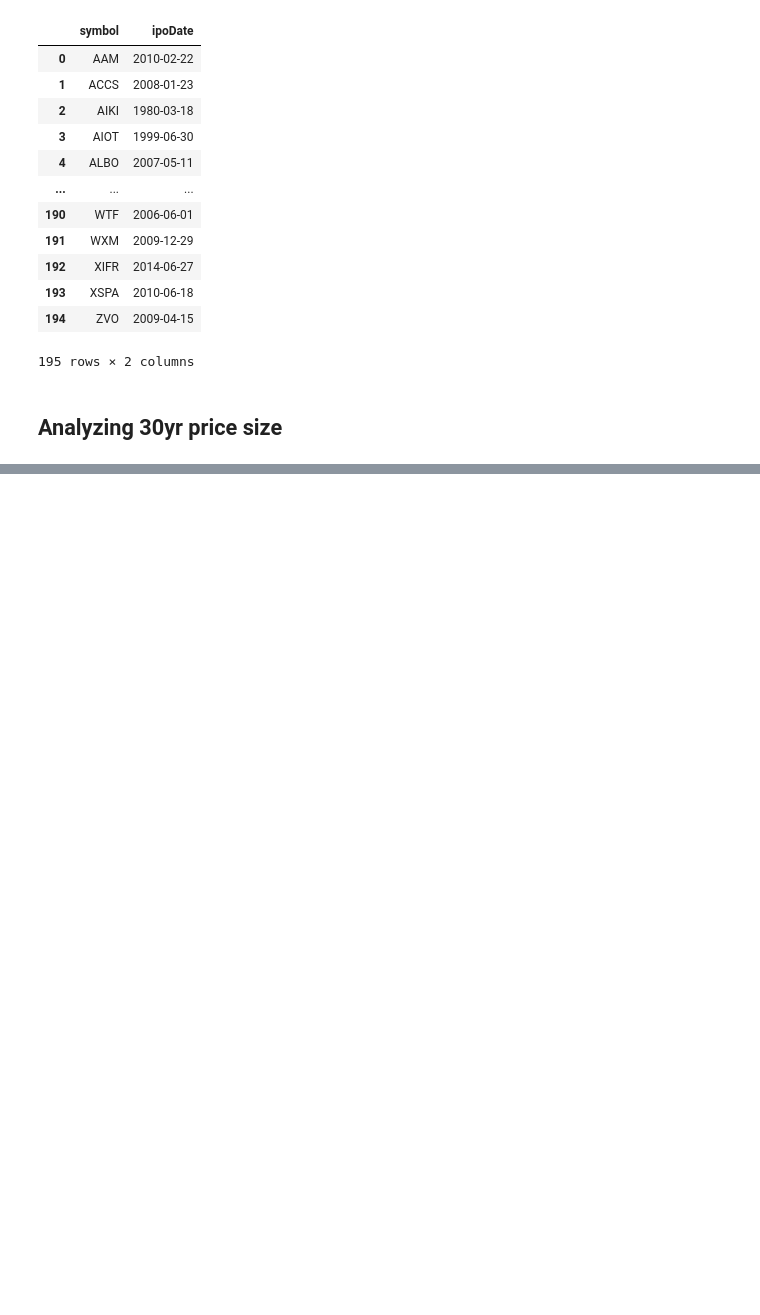
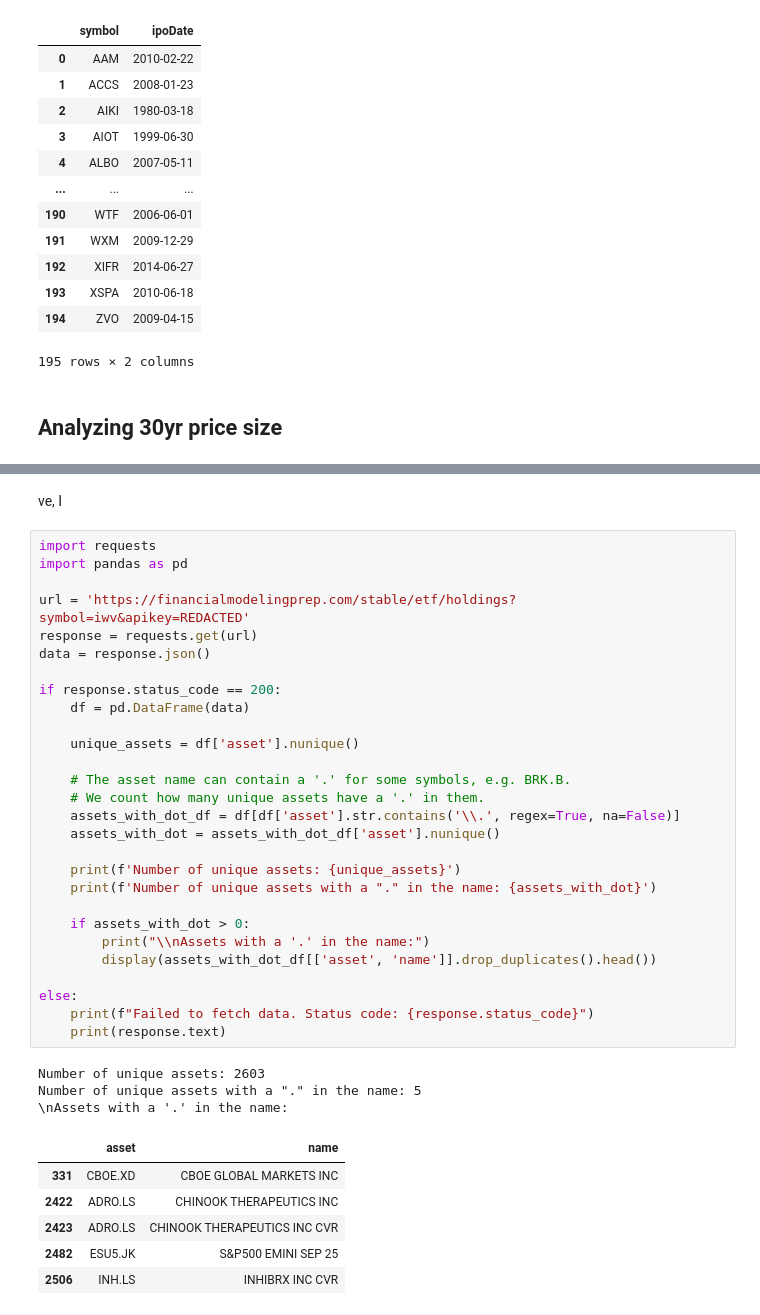
Before and after one commit to sfaizi24/FinancialModelingPrep-Dataset, a Jupyter notebook: Analysis/Data Analysis.ipynb, the cells around one changed output, grey strips where cells are left out. Cells and saved outputs as stored; diff of their text form; blank space fills up the shorter version.

```diff
--- a/Analysis/Data Analysis.ipynb
+++ b/Analysis/Data Analysis.ipynb
@@ -242,0 +243,40 @@ df
+# %% [markdown]
+ve, I
+# %%
+import requests
+import pandas as pd
+
+url = 'https://financialmodelingprep.com/stable/etf/holdings?symbol=iwv&apikey=REDACTED'
+response = requests.get(url)
+data = response.json()
+
+if response.status_code == 200:
+    df = pd.DataFrame(data)
+
+    unique_assets = df['asset'].nunique()
+
+    # The asset name can contain a '.' for some symbols, e.g. BRK.B.
+    # We count how many unique assets have a '.' in them.
+    assets_with_dot_df = df[df['asset'].str.contains('\\.', regex=True, na=False)]
+    assets_with_dot = assets_with_dot_df['asset'].nunique()
+
+    print(f'Number of unique assets: {unique_assets}')
+    print(f'Number of unique assets with a "." in the name: {assets_with_dot}')
+
+    if assets_with_dot > 0:
+        print("\\nAssets with a '.' in the name:")
+        display(assets_with_dot_df[['asset', 'name']].drop_duplicates().head())
+
+else:
+    print(f"Failed to fetch data. Status code: {response.status_code}")
+    print(response.text)
+# %% [output]
+Number of unique assets: 2603
+Number of unique assets with a "." in the name: 5
+\nAssets with a '.' in the name:
+|  | asset | name |
+| 331 | CBOE.XD | CBOE GLOBAL MARKETS INC |
+| 2422 | ADRO.LS | CHINOOK THERAPEUTICS INC |
+| 2423 | ADRO.LS | CHINOOK THERAPEUTICS INC CVR |
+| 2482 | ESU5.JK | S&P500 EMINI SEP 25 |
+| 2506 | INH.LS | INHIBRX INC CVR |
```
Also changed, not shown: parts of 1 cell of this notebook, 3 other files.
